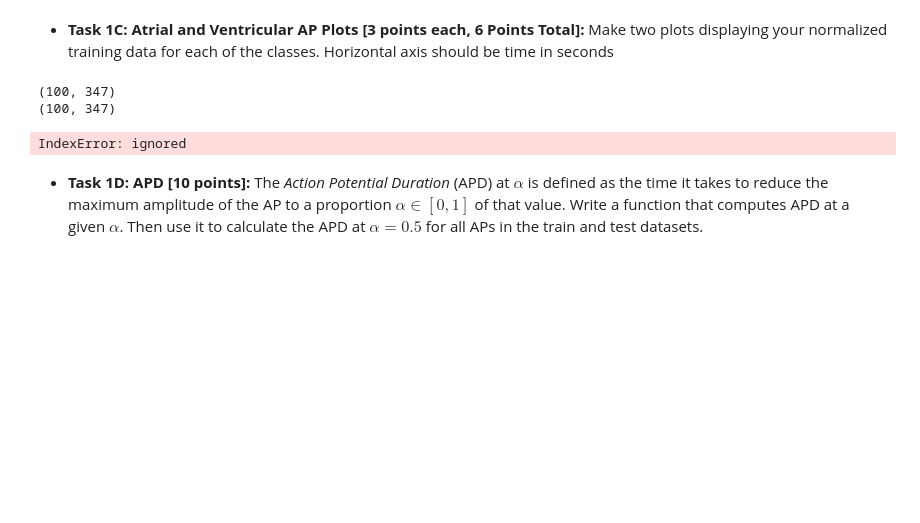
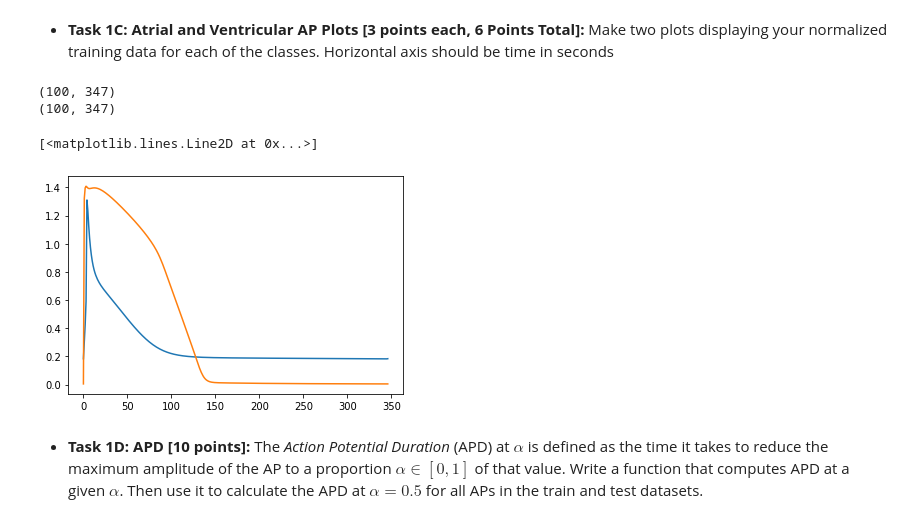
Before and after one commit to jasp27/ds4bme_intro_p1, a Jupyter notebook: lab2.ipynb, the cells around one changed output. Cells and saved outputs as stored; diff of their text form; code cells hidden in the pictures; blank space fills up the shorter version.

```diff
--- a/lab2.ipynb
+++ b/lab2.ipynb
@@ -151,29 +151,41 @@ plt.plot(Y_train[:,0])
 # %%
 from numpy.lib import type_check
 time = (347/500)
 
+X_train = np.transpose(X_train)
+Y_train = np.transpose(Y_train)
 
-"""tx = np.transpose(X_train)
+ttime = np.full((100,347),time)
+x = np.divide(X_train, ttime)
+y = np.divide(Y_train, ttime)
+
+"""x = np.transpose(x)
+y = np.transpose(y)
+
+x = np.arange(0, time + 0.01,0.01, X_train)
+y = np.arange(0, time + 0.01,0.01, Y_train)
+tx = np.transpose(X_train)
 ty = np.transpose(Y_train)
 
 Xn_train = tx*time
 Yn_train = ty*time
 
 x = np.transpose(Xn_train)
 y = np.transpose(Yn_train)"""
 
 
 
 
 
 print(Xn_train.shape)
 print(Yn_train.shape)
 plt.plot(x [:,0])
 plt.plot(y [:,0])
 # %% [output]
 (100, 347)
 (100, 347)
-IndexError: ignored
+[<matplotlib.lines.Line2D at 0x...>]
+[figure, added]
 # %% [markdown]
 * **Task 1D: APD [10 points]:** The _Action Potential Duration_ (APD) at $\alpha$ is defined as the time it takes to reduce the maximum amplitude of the AP to a proportion $\alpha \in[0,1]$ of that value. Write a function that computes APD at a given $\alpha$. Then use it to calculate the APD at $\alpha=0.5$ for all APs in the train and test datasets.
 # %%
```
Also changed, not shown: parts of 1 cell of this notebook.
